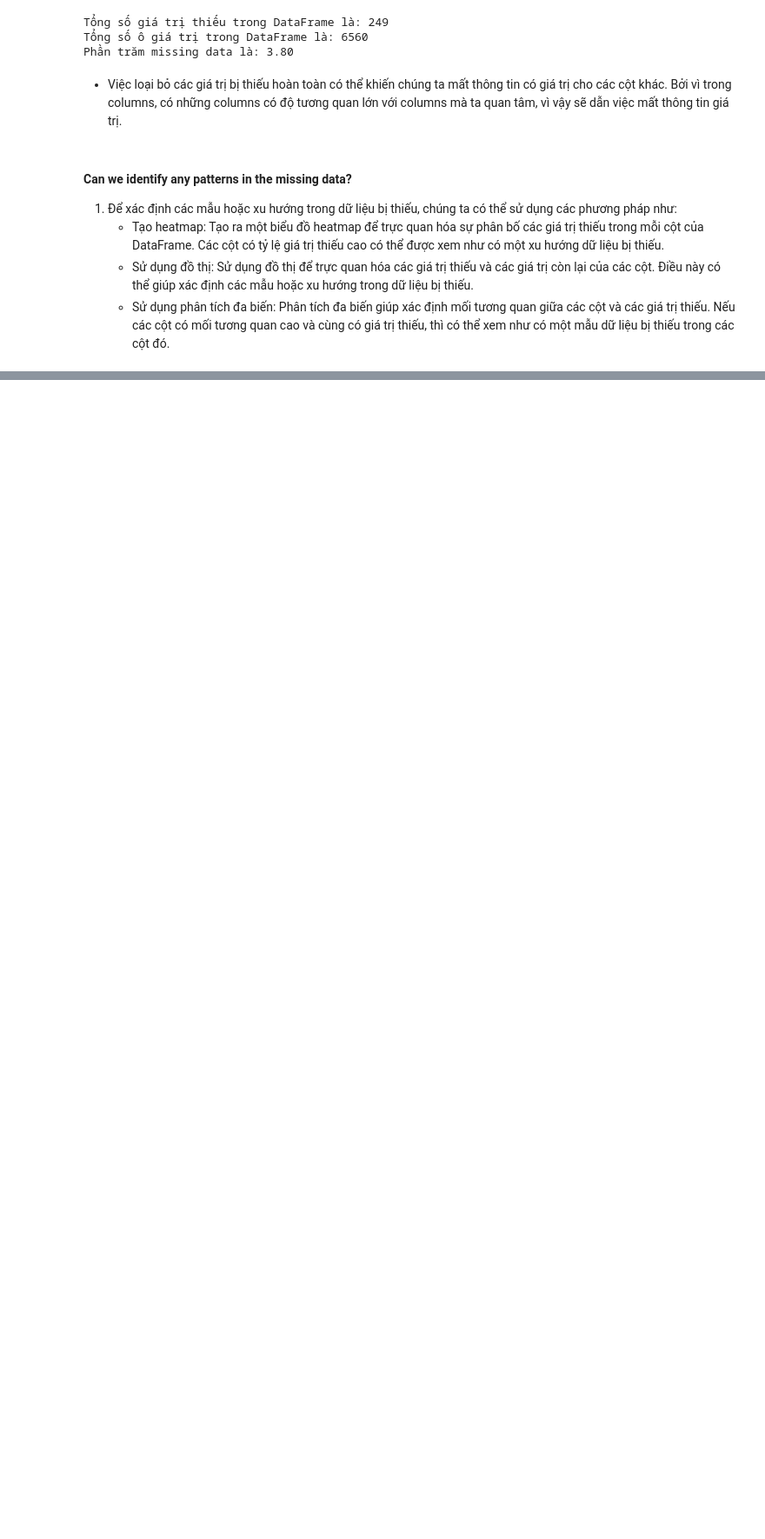
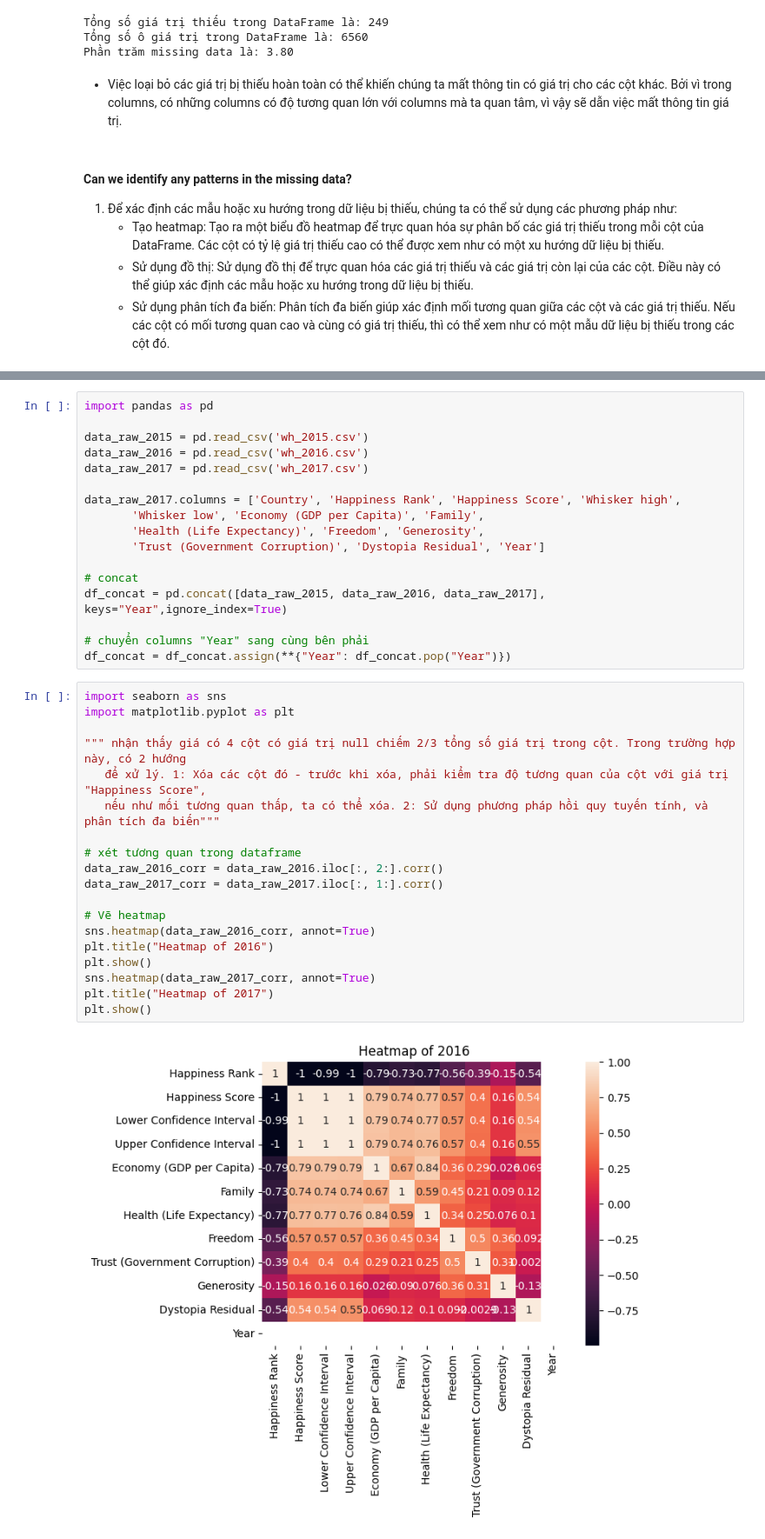
Before and after one commit to hahust191806/barefoot_task_1, a Jupyter notebook: task_9/data_processing.ipynb, the cells around one changed output, grey strips where cells are left out. Shown at 87% size. Drawn from its saved outputs; the diff is of its cells as text; blank space fills up the shorter version.

```diff
--- a/task_9/data_processing.ipynb
+++ b/task_9/data_processing.ipynb
@@ -589,0 +592,38 @@ Phần trăm missing data là: 3.80
+# %%
+import pandas as pd
+
+data_raw_2015 = pd.read_csv('wh_2015.csv')
+data_raw_2016 = pd.read_csv('wh_2016.csv')
+data_raw_2017 = pd.read_csv('wh_2017.csv')
+
+data_raw_2017.columns = ['Country', 'Happiness Rank', 'Happiness Score', 'Whisker high',
+       'Whisker low', 'Economy (GDP per Capita)', 'Family',
+       'Health (Life Expectancy)', 'Freedom', 'Generosity',
+       'Trust (Government Corruption)', 'Dystopia Residual', 'Year']
+
+# concat
+df_concat = pd.concat([data_raw_2015, data_raw_2016, data_raw_2017], keys="Year",ignore_index=True)
+
+# chuyển columns "Year" sang cùng bên phải
+df_concat = df_concat.assign(**{"Year": df_concat.pop("Year")})
+# %%
+import seaborn as sns
+import matplotlib.pyplot as plt
+
+""" nhận thấy giá có 4 cột có giá trị null chiếm 2/3 tổng số giá trị trong cột. Trong trường hợp này, có 2 hướng
+   để xử lý. 1: Xóa các cột đó - trước khi xóa, phải kiểm tra độ tương quan của cột với giá trị "Happiness Score",
+   nếu như mối tương quan thấp, ta có thể xóa. 2: Sử dụng phương pháp hồi quy tuyến tính, và phân tích đa biến"""
+
+# xét tương quan trong dataframe
+data_raw_2016_corr = data_raw_2016.iloc[:, 2:].corr()
+data_raw_2017_corr = data_raw_2017.iloc[:, 1:].corr()
+
+# Vẽ heatmap
+sns.heatmap(data_raw_2016_corr, annot=True)
+plt.title("Heatmap of 2016")
+plt.show()
+sns.heatmap(data_raw_2017_corr, annot=True)
+plt.title("Heatmap of 2017")
+plt.show()
+# %% [output]
+[figure, added]
```
Also changed, not shown: parts of 11 cells of this notebook, 4 other files.
